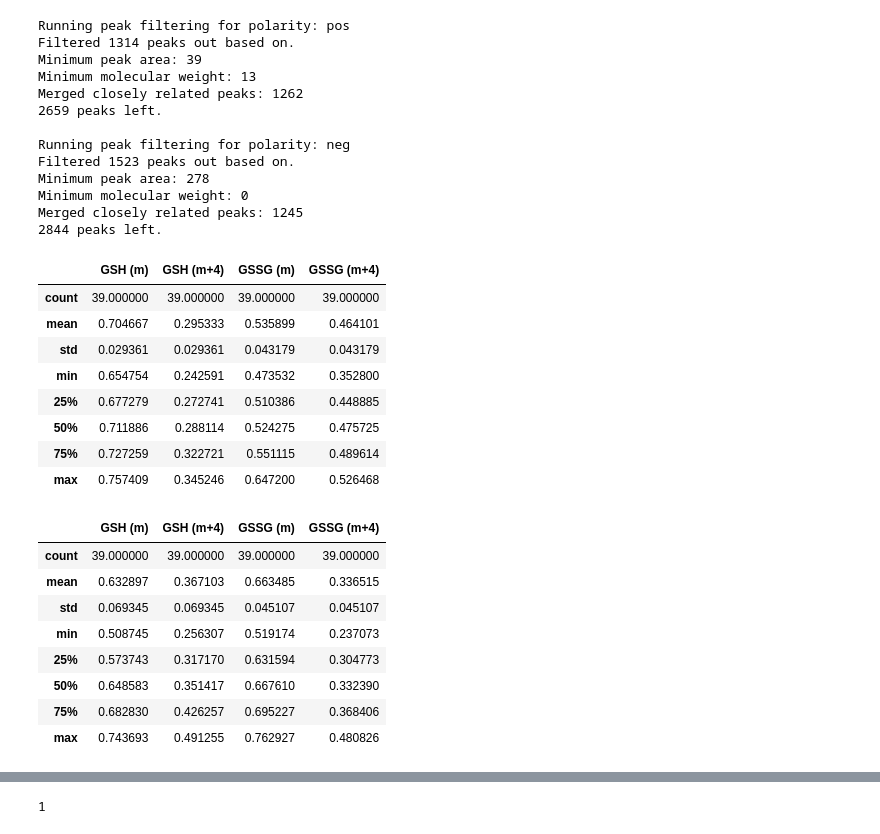
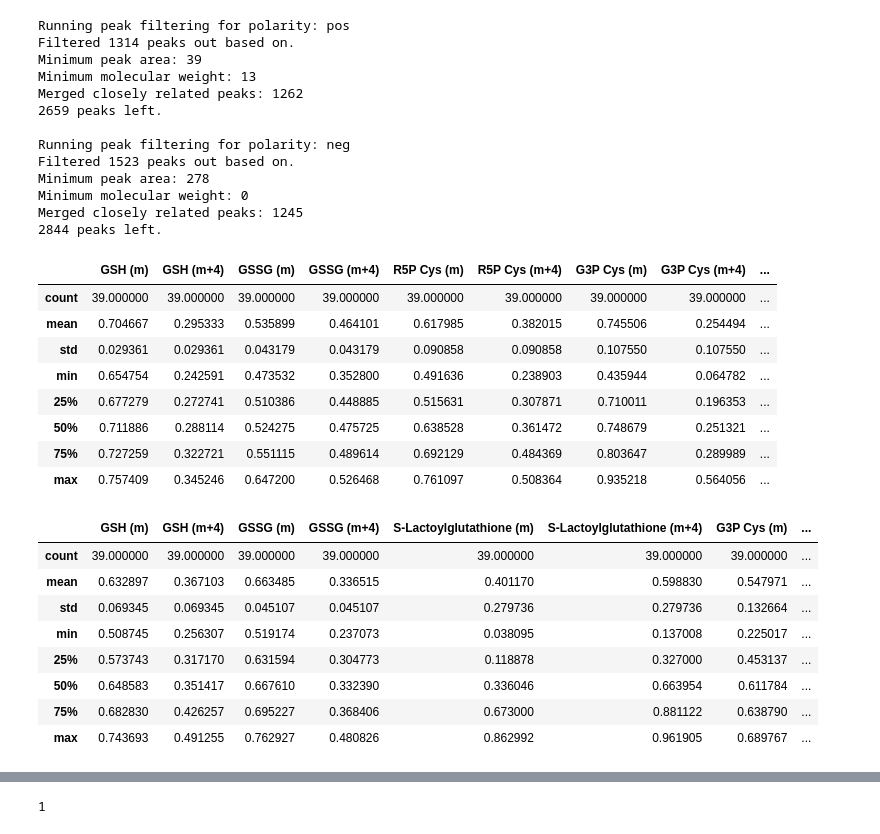
Before and after one commit to krdav/RMA_tracing, a Jupyter notebook: find_peak_pairs.ipynb, the cells around one changed output, grey strips where cells are left out. Saved outputs shown, nothing was run; the diff lists cells and outputs as text; code cells hidden in the pictures.

```diff
--- a/find_peak_pairs.ipynb
+++ b/find_peak_pairs.ipynb
@@ -138,26 +160,26 @@ Merged closely related peaks: 1245
 # %%
-pick_ratio(peak_obj.peak_data_pos, peak_obj.area_colnames_pos, peak_obj.sample_label['cys'], known_cys_fnam, isotope_obj.formula2mass, ['m', 'm+4'], params)
+peak_obj.pick_ratio(known_cys_fnam, 'pos', isotope_obj.formula2mass, 'cys', ['m', 'm+4'])
 # %% [output]
-|  | GSH (m) | GSH (m+4) | GSSG (m) | GSSG (m+4) |
-| count | 39.000000 | 39.000000 | 39.000000 | 39.000000 |
-| mean | 0.704667 | 0.295333 | 0.535899 | 0.464101 |
-| std | 0.029361 | 0.029361 | 0.043179 | 0.043179 |
-| min | 0.654754 | 0.242591 | 0.473532 | 0.352800 |
-| 25% | 0.677279 | 0.272741 | 0.510386 | 0.448885 |
-| 50% | 0.711886 | 0.288114 | 0.524275 | 0.475725 |
-| 75% | 0.727259 | 0.322721 | 0.551115 | 0.489614 |
-| max | 0.757409 | 0.345246 | 0.647200 | 0.526468 |
+|  | GSH (m) | GSH (m+4) | GSSG (m) | GSSG (m+4) | R5P Cys (m) | R5P Cys (m+4) | G3P Cys (m) | G3P Cys (m+4) | ... |
+| count | 39.000000 | 39.000000 | 39.000000 | 39.000000 | 39.000000 | 39.000000 | 39.000000 | 39.000000 | ... |
+| mean | 0.704667 | 0.295333 | 0.535899 | 0.464101 | 0.617985 | 0.382015 | 0.745506 | 0.254494 | ... |
+| std | 0.029361 | 0.029361 | 0.043179 | 0.043179 | 0.090858 | 0.090858 | 0.107550 | 0.107550 | ... |
+| min | 0.654754 | 0.242591 | 0.473532 | 0.352800 | 0.491636 | 0.238903 | 0.435944 | 0.064782 | ... |
+| 25% | 0.677279 | 0.272741 | 0.510386 | 0.448885 | 0.515631 | 0.307871 | 0.710011 | 0.196353 | ... |
+| 50% | 0.711886 | 0.288114 | 0.524275 | 0.475725 | 0.638528 | 0.361472 | 0.748679 | 0.251321 | ... |
+| 75% | 0.727259 | 0.322721 | 0.551115 | 0.489614 | 0.692129 | 0.484369 | 0.803647 | 0.289989 | ... |
+| max | 0.757409 | 0.345246 | 0.647200 | 0.526468 | 0.761097 | 0.508364 | 0.935218 | 0.564056 | ... |
 # %%
-pick_ratio(peak_obj.peak_data_neg, peak_obj.area_colnames_neg, peak_obj.sample_label['cys'], known_cys_fnam, isotope_obj.formula2mass, ['m', 'm+4'], params)
+peak_obj.pick_ratio(known_cys_fnam, 'neg', isotope_obj.formula2mass, 'cys', ['m', 'm+4'])
 # %% [output]
-|  | GSH (m) | GSH (m+4) | GSSG (m) | GSSG (m+4) |
-| count | 39.000000 | 39.000000 | 39.000000 | 39.000000 |
-| mean | 0.632897 | 0.367103 | 0.663485 | 0.336515 |
-| std | 0.069345 | 0.069345 | 0.045107 | 0.045107 |
-| min | 0.508745 | 0.256307 | 0.519174 | 0.237073 |
-| 25% | 0.573743 | 0.317170 | 0.631594 | 0.304773 |
-| 50% | 0.648583 | 0.351417 | 0.667610 | 0.332390 |
-| 75% | 0.682830 | 0.426257 | 0.695227 | 0.368406 |
-| max | 0.743693 | 0.491255 | 0.762927 | 0.480826 |
+|  | GSH (m) | GSH (m+4) | GSSG (m) | GSSG (m+4) | S-Lactoylglutathione (m) | S-Lactoylglutathione (m+4) | G3P Cys (m) | ... |
+| count | 39.000000 | 39.000000 | 39.000000 | 39.000000 | 39.000000 | 39.000000 | 39.000000 | ... |
+| mean | 0.632897 | 0.367103 | 0.663485 | 0.336515 | 0.401170 | 0.598830 | 0.547971 | ... |
+| std | 0.069345 | 0.069345 | 0.045107 | 0.045107 | 0.279736 | 0.279736 | 0.132664 | ... |
+| min | 0.508745 | 0.256307 | 0.519174 | 0.237073 | 0.038095 | 0.137008 | 0.225017 | ... |
+| 25% | 0.573743 | 0.317170 | 0.631594 | 0.304773 | 0.118878 | 0.327000 | 0.453137 | ... |
+| 50% | 0.648583 | 0.351417 | 0.667610 | 0.332390 | 0.336046 | 0.663954 | 0.611784 | ... |
+| 75% | 0.682830 | 0.426257 | 0.695227 | 0.368406 | 0.673000 | 0.881122 | 0.638790 | ... |
+| max | 0.743693 | 0.491255 | 0.762927 | 0.480826 | 0.862992 | 0.961905 | 0.689767 | ... |
 # %%
 # Based on above analysis cutoff is chosen:
```
Also changed, not shown: parts of 12 cells of this notebook.
